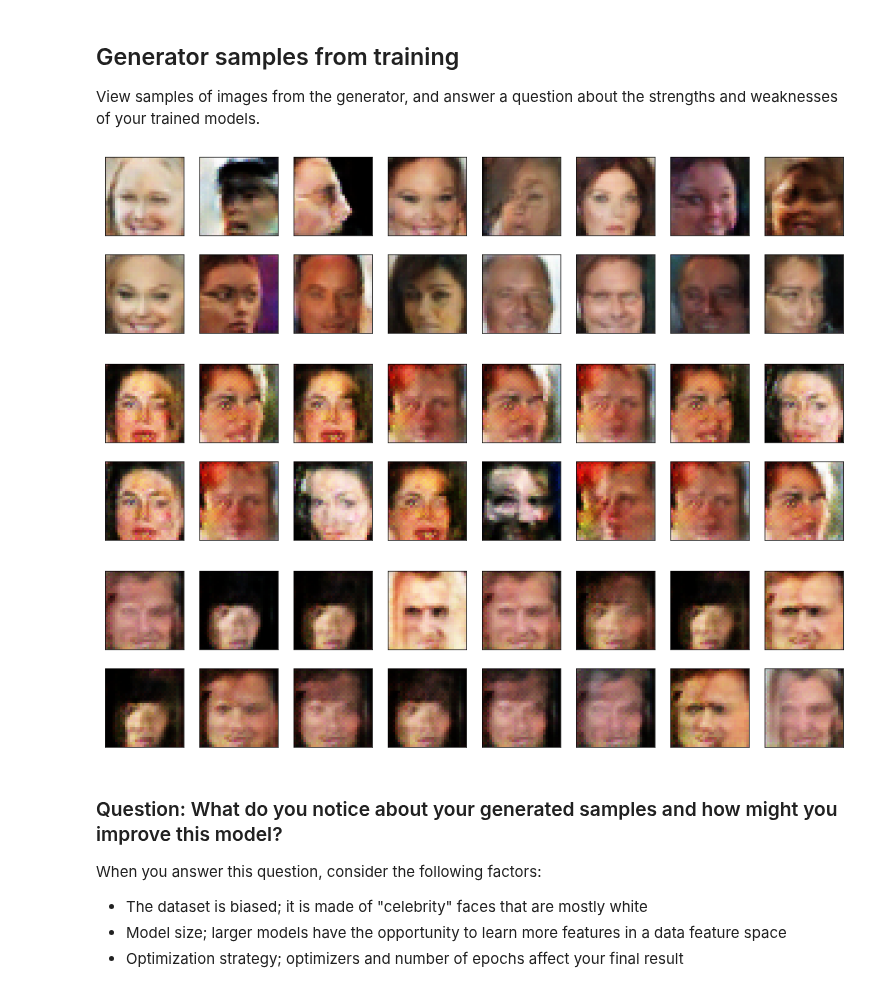
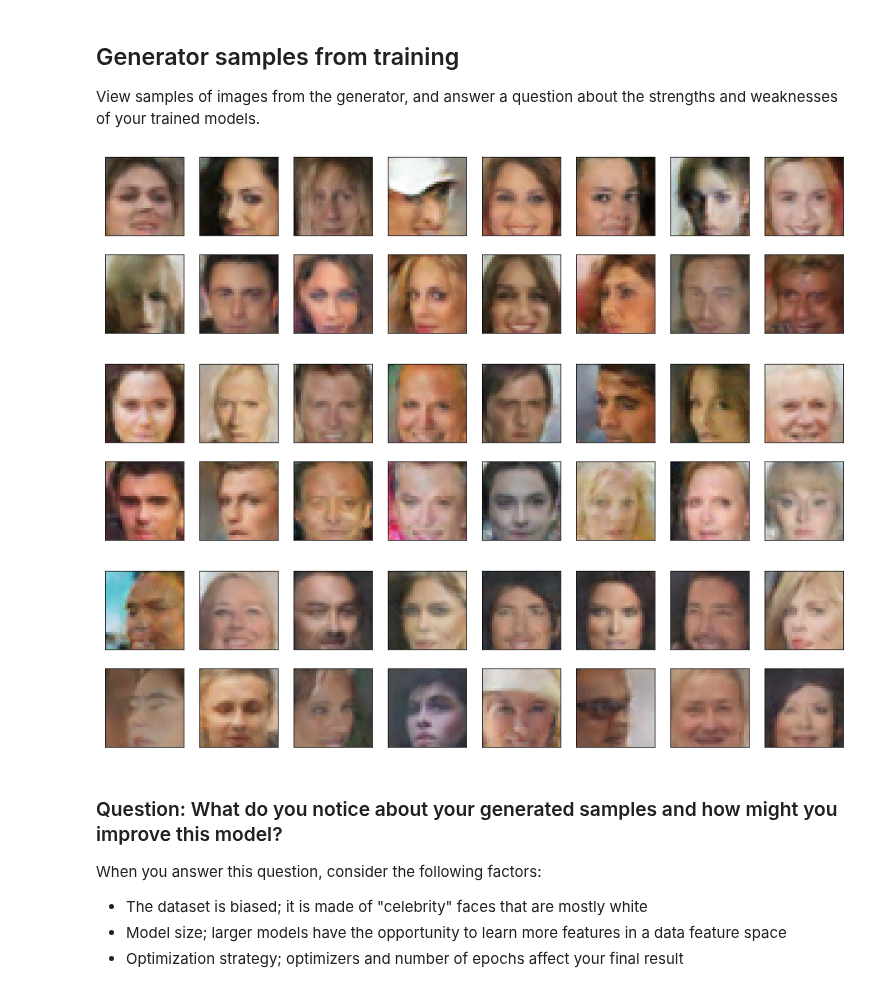
Before and after one commit to ddhartma/Face-Generation-with-DCGANs, a Jupyter notebook: dlnd_face_generation.ipynb, the cells around one changed output. Cells and saved outputs as stored; diff of their text form; code cells hidden in the pictures.

```diff
--- a/dlnd_face_generation.ipynb
+++ b/dlnd_face_generation.ipynb
@@ -792,29 +834,26 @@ def view_samples_2(epoch, samples):
         ax.yaxis.set_visible(False)
         im = ax.imshow(img.reshape((32,32,3)))
 # %%
-# train_8_conv_deconv_samples.pkl
-# 4 conv, 4 deconv layer, 100 Epochs
-with open('train_8_conv_deconv_samples.pkl', 'rb') as f:
+# conv_dim=64
+with open('train_11_conv_dim_samples.pkl', 'rb') as f:
     samples = pkl.load(f)
 _ = view_samples_2(-1, samples)
 # %% [output]
-[figure, old version]
+[figure, new version]
 # %%
-# train_9_num_epochs_samples.pkl
-# 4 conv, 4 deconv layer, 500 Epochs
-with open('train_9_num_epochs_samples.pkl', 'rb') as f:
+# conv_dim=128
+with open('train_12_conv_dim_samples.pkl', 'rb') as f:
     samples = pkl.load(f)
 _ = view_samples_2(-1, samples)
 # %% [output]
-[figure, old version]
+[figure, new version]
 # %%
-# train_10_num_epochs_samples.pkl
-# 4 conv, 4 deconv layer, 1000 Epochs
-with open('train_6_num_epochs_samples.pkl', 'rb') as f:
+# conv_dim=256
+with open('train_13_conv_dim_samples.pkl', 'rb') as f:
     samples = pkl.load(f)
 _ = view_samples_2(-1, samples)
 # %% [output]
-[figure, old version]
+[figure, new version]
 # %% [markdown]
 ### Question: What do you notice about your generated samples and how might you improve this model?
 When you answer this question, consider the following factors:
```
Also changed, not shown: parts of 5 cells of this notebook.
